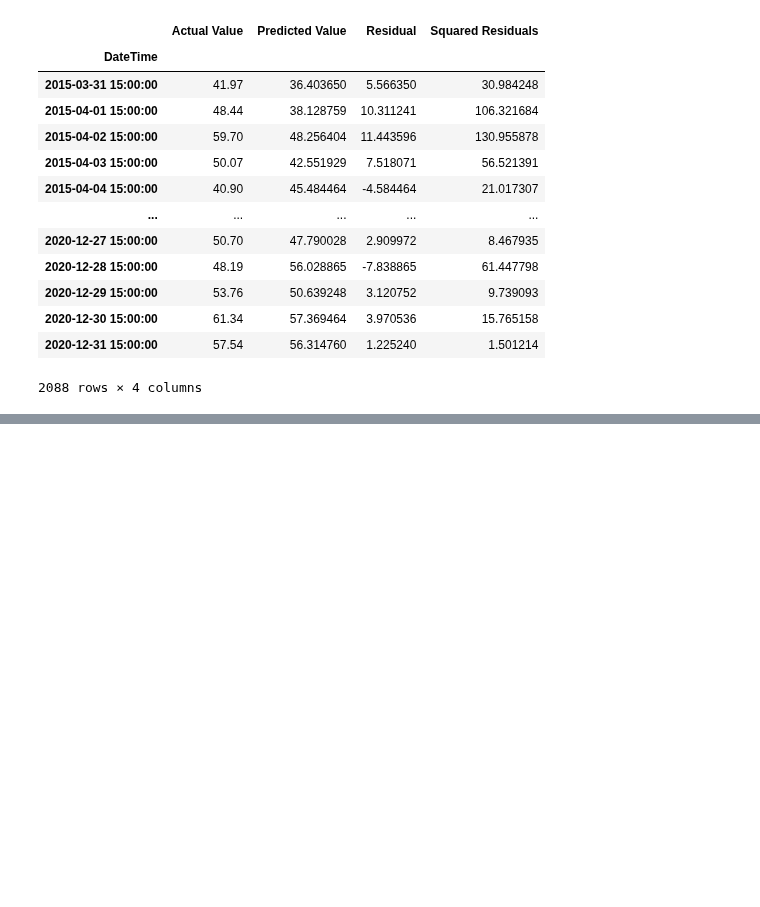
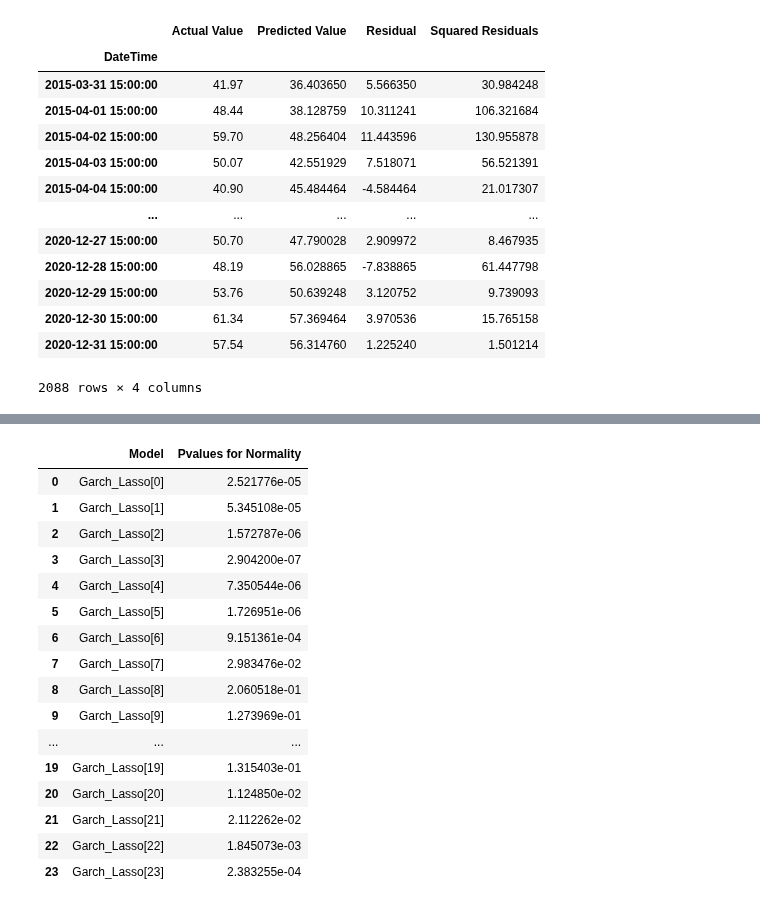
Before and after one commit to KlimisStilp/Price_Timeseries_UK_VScode, a Jupyter notebook: Price Timeseries UK/Totalload_SolarWind_Price_Timeseries.ipynb, the cells around one changed output, grey strips where cells are left out. Cells and saved outputs as stored; diff of their text form; code cells hidden in the pictures; blank space fills up the shorter version.

```diff
--- a/Price Timeseries UK/Totalload_SolarWind_Price_Timeseries.ipynb
+++ b/Price Timeseries UK/Totalload_SolarWind_Price_Timeseries.ipynb
@@ -488,0 +499,35 @@ ShapiroResult(statistic=0.9611272811889648, pvalue=3.3093715249649265e-23)
+# %%
+%%capture
+model = []
+pvalue = []
+
+for hour in hours:
+    arch_lasso = arch_model(lasso[hour]['Residual'], vol='GARCH', p=2,q=2, dist='normal', mean='Zero')
+    arch_lasso = arch_lasso.fit()
+    x = arch_lasso.std_resid
+    stat_test = stats.kstest(x, "norm", alternative='less')
+    model.append('Garch_Lasso['+str(hour)+']')
+    pvalue.append(stat_test.pvalue)
+# %%
+df_arch_results = pd.DataFrame(columns=['Model', 'Pvalues for Normality'])
+df_arch_results['Model'] = model
+df_arch_results['Pvalues for Normality'] = pvalue
+df_arch_results
+# %% [output]
+|  | Model | Pvalues for Normality |
+| 0 | Garch_Lasso[0] | 2.521776e-05 |
+| 1 | Garch_Lasso[1] | 5.345108e-05 |
+| 2 | Garch_Lasso[2] | 1.572787e-06 |
+| 3 | Garch_Lasso[3] | 2.904200e-07 |
+| 4 | Garch_Lasso[4] | 7.350544e-06 |
+| 5 | Garch_Lasso[5] | 1.726951e-06 |
+| 6 | Garch_Lasso[6] | 9.151361e-04 |
+| 7 | Garch_Lasso[7] | 2.983476e-02 |
+| 8 | Garch_Lasso[8] | 2.060518e-01 |
+| 9 | Garch_Lasso[9] | 1.273969e-01 |
+| ... | ... | ... |
+| 19 | Garch_Lasso[19] | 1.315403e-01 |
+| 20 | Garch_Lasso[20] | 1.124850e-02 |
+| 21 | Garch_Lasso[21] | 2.112262e-02 |
+| 22 | Garch_Lasso[22] | 1.845073e-03 |
+| 23 | Garch_Lasso[23] | 2.383255e-04 |
```
Also changed, not shown: parts of 8 cells of this notebook.
